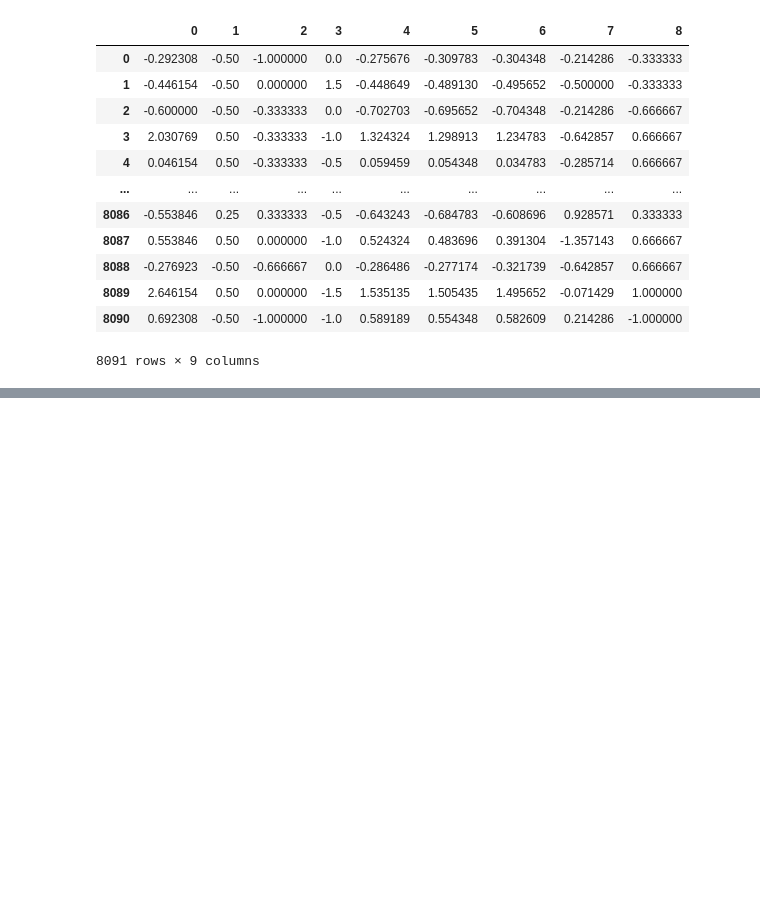
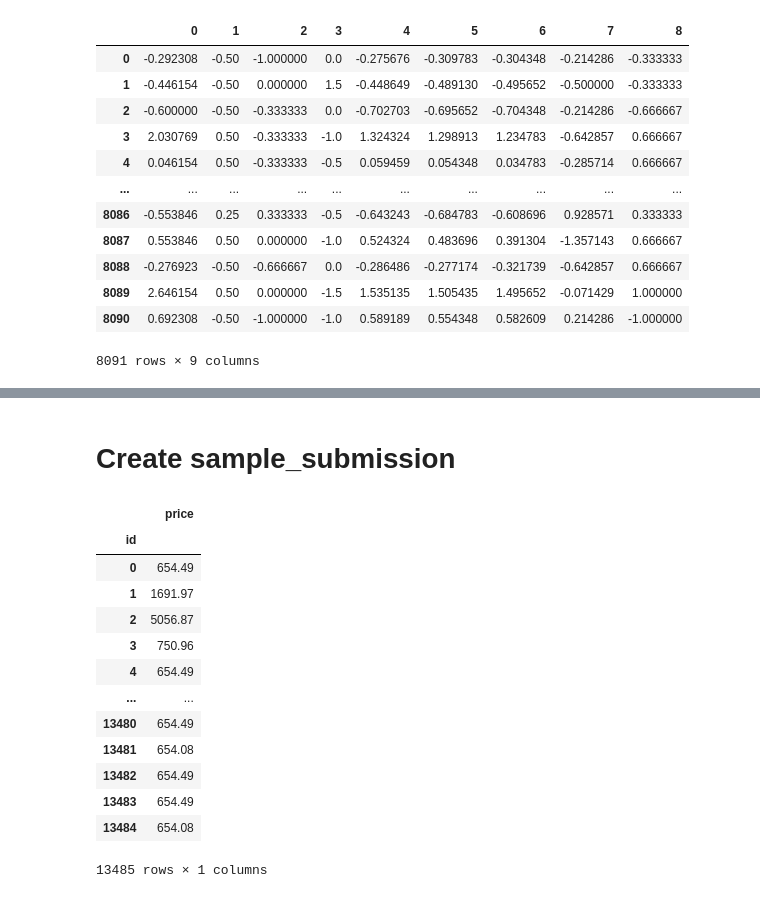
Before and after one commit to MargaMontV/project-module-3, a Jupyter notebook: notebooks/diamonds_modelling_sr.ipynb, the cells around one changed output, grey strips where cells are left out. Saved outputs shown, nothing was run; the diff lists cells and outputs as text; code cells hidden in the pictures; blank space fills up the shorter version.

```diff
--- a/notebooks/diamonds_modelling_sr.ipynb
+++ b/notebooks/diamonds_modelling_sr.ipynb
@@ -176,0 +193,21 @@ rmse
+# %% [markdown]
+# Create sample_submission
+# %%
+predictions_sr = pd.DataFrame(y_pred_dtsr).rename(columns = {0:'price'})
+predictions_sr.index.names = ['id']
+predictions_sr
+# %% [output]
+|  | price |
+| id |  |
+| 0 | 654.49 |
+| 1 | 1691.97 |
+| 2 | 5056.87 |
+| 3 | 750.96 |
+| 4 | 654.49 |
+| ... | ... |
+| 13480 | 654.49 |
+| 13481 | 654.08 |
+| 13482 | 654.49 |
+| 13483 | 654.49 |
+| 13484 | 654.08 |
+13485 rows × 1 columns
```
Also changed, not shown: parts of 30 cells of this notebook, 19 other files.
